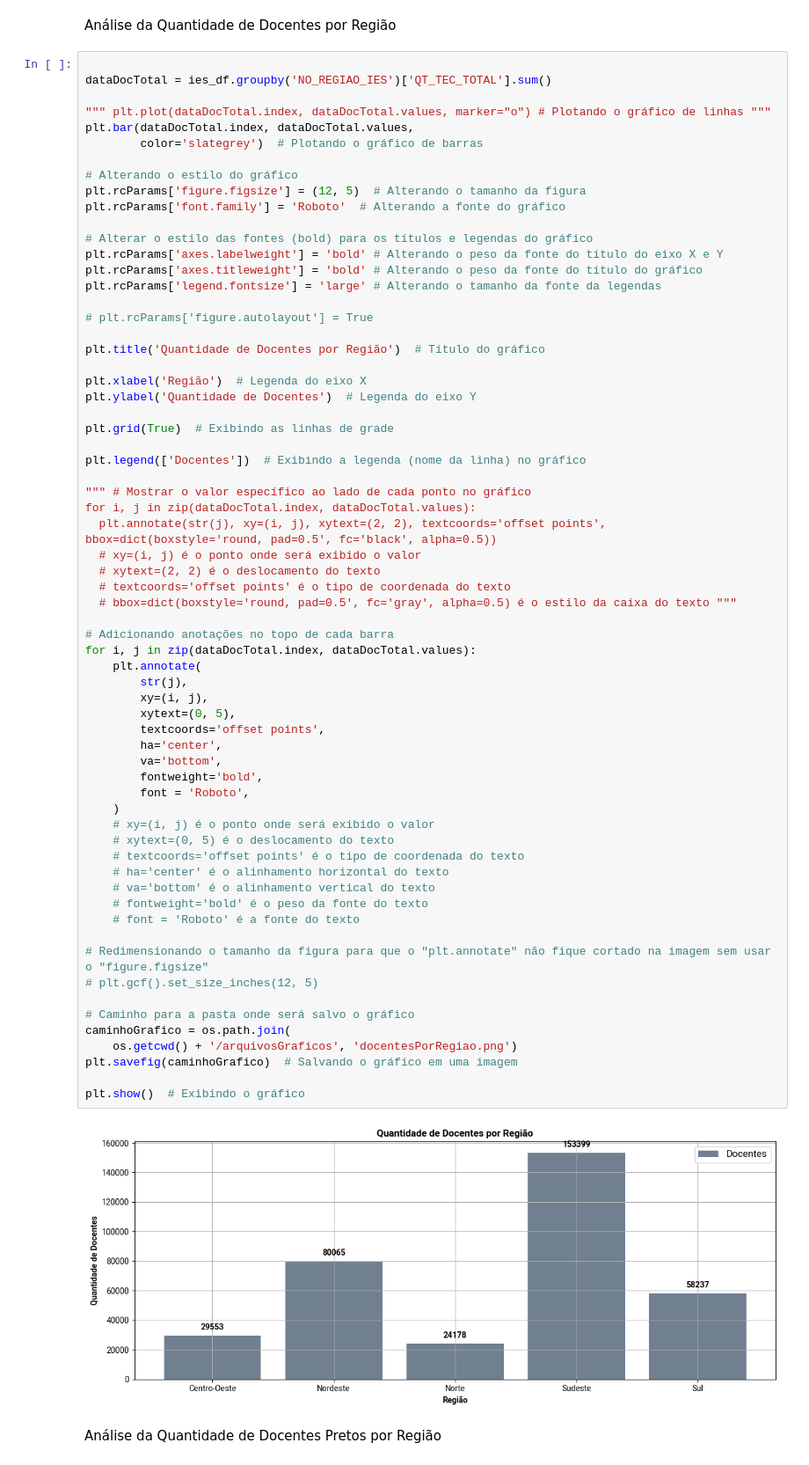
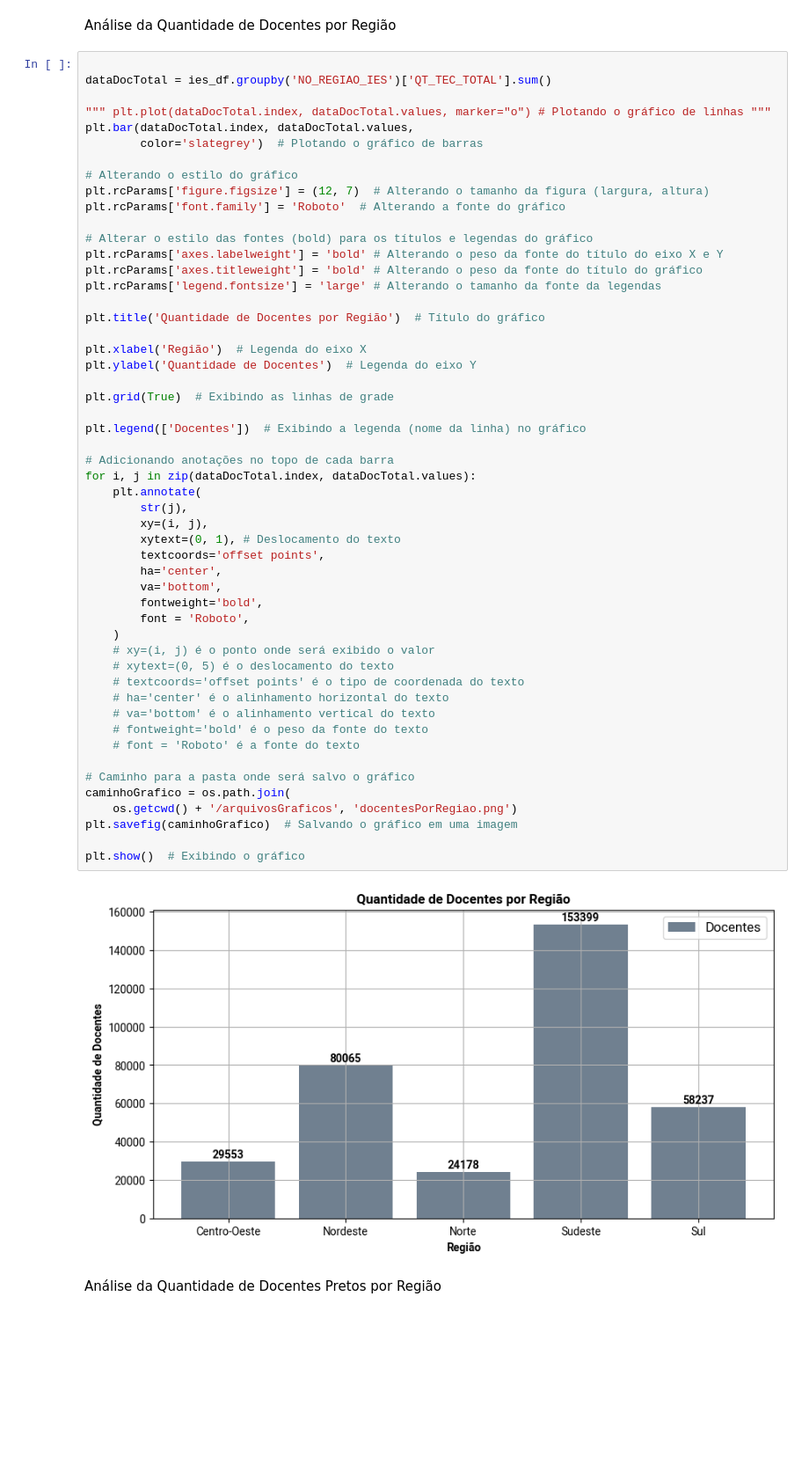
Before and after one commit to luanmenezesmatos/Kick-TrabalhoPython, a Jupyter notebook: script.ipynb, the cells around one changed output. Shown at 88% size. Cells and saved outputs as stored; diff of their text form; blank space fills up the shorter version.

```diff
--- a/script.ipynb
+++ b/script.ipynb
@@ -54,15 +54,13 @@ plt.bar(dataDocTotal.index, dataDocTotal.values,
         color='slategrey')  # Plotando o gráfico de barras
 
 # Alterando o estilo do gráfico
-plt.rcParams['figure.figsize'] = (12, 5)  # Alterando o tamanho da figura
+plt.rcParams['figure.figsize'] = (12, 7)  # Alterando o tamanho da figura (largura, altura)
 plt.rcParams['font.family'] = 'Roboto'  # Alterando a fonte do gráfico
 
 # Alterar o estilo das fontes (bold) para os títulos e legendas do gráfico
 plt.rcParams['axes.labelweight'] = 'bold' # Alterando o peso da fonte do título do eixo X e Y
 plt.rcParams['axes.titleweight'] = 'bold' # Alterando o peso da fonte do título do gráfico
 plt.rcParams['legend.fontsize'] = 'large' # Alterando o tamanho da fonte da legendas
-
-# plt.rcParams['figure.autolayout'] = True
 
 plt.title('Quantidade de Docentes por Região')  # Título do gráfico
 
@@ -72,46 +70,35 @@ plt.ylabel('Quantidade de Docentes')  # Legenda do eixo Y
 plt.grid(True)  # Exibindo as linhas de grade
 
 plt.legend(['Docentes'])  # Exibindo a legenda (nome da linha) no gráfico
 
-""" # Mostrar o valor específico ao lado de cada ponto no gráfico
-for i, j in zip(dataDocTotal.index, dataDocTotal.values):
-  plt.annotate(str(j), xy=(i, j), xytext=(2, 2), textcoords='offset points', bbox=dict(boxstyle='round, pad=0.5', fc='black', alpha=0.5))
-  # xy=(i, j) é o ponto onde será exibido o valor
-  # xytext=(2, 2) é o deslocamento do texto
-  # textcoords='offset points' é o tipo de coordenada do texto
-  # bbox=dict(boxstyle='round, pad=0.5', fc='gray', alpha=0.5) é o estilo da caixa do texto """
-
 # Adicionando anotações no topo de cada barra
 for i, j in zip(dataDocTotal.index, dataDocTotal.values):
     plt.annotate(
         str(j),
         xy=(i, j),
-        xytext=(0, 5),
+        xytext=(0, 1), # Deslocamento do texto
         textcoords='offset points',
         ha='center',
         va='bottom',
         fontweight='bold',
         font = 'Roboto',
     )
     # xy=(i, j) é o ponto onde será exibido o valor
     # xytext=(0, 5) é o deslocamento do texto
     # textcoords='offset points' é o tipo de coordenada do texto
     # ha='center' é o alinhamento horizontal do texto
     # va='bottom' é o alinhamento vertical do texto
     # fontweight='bold' é o peso da fonte do texto
     # font = 'Roboto' é a fonte do texto
 
-# Redimensionando o tamanho da figura para que o "plt.annotate" não fique cortado na imagem sem usar o "figure.figsize"
-# plt.gcf().set_size_inches(12, 5)
-
 # Caminho para a pasta onde será salvo o gráfico
 caminhoGrafico = os.path.join(
     os.getcwd() + '/arquivosGraficos', 'docentesPorRegiao.png')
 plt.savefig(caminhoGrafico)  # Salvando o gráfico em uma imagem
 
 plt.show()  # Exibindo o gráfico
 # %% [output]
-[figure, old version]
+[figure, new version]
 # %% [markdown]
 Análise da Quantidade de Docentes Pretos por Região
 # %%
```
Also changed, not shown: parts of 7 cells of this notebook, 9 other files.
